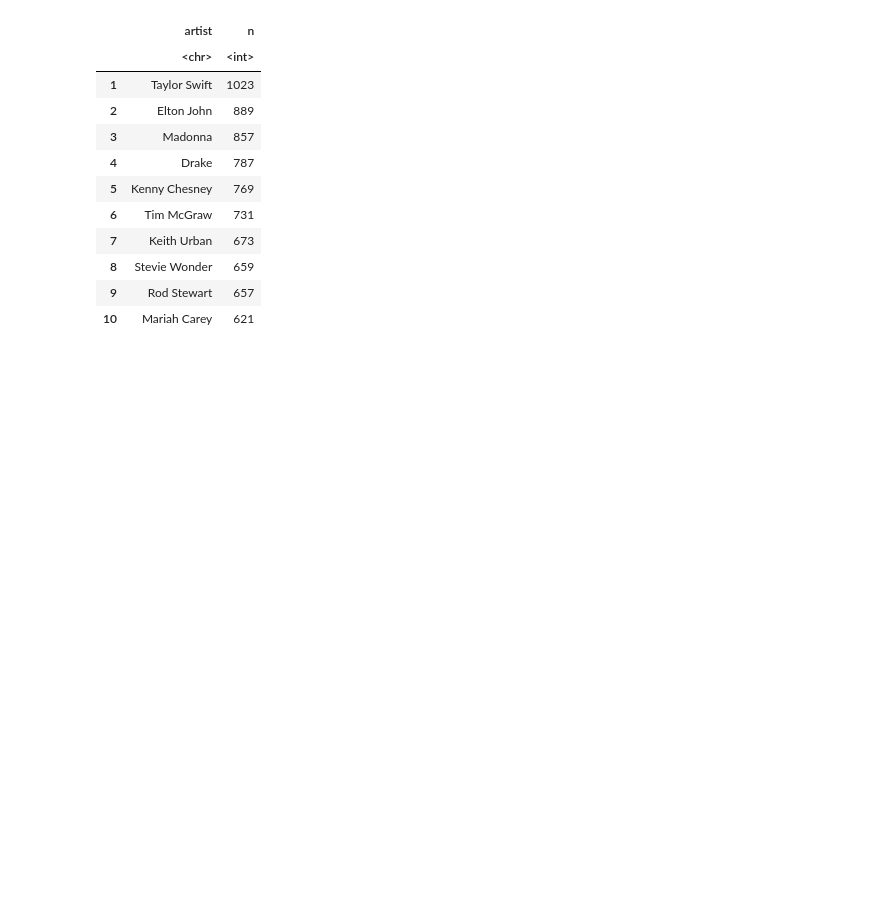
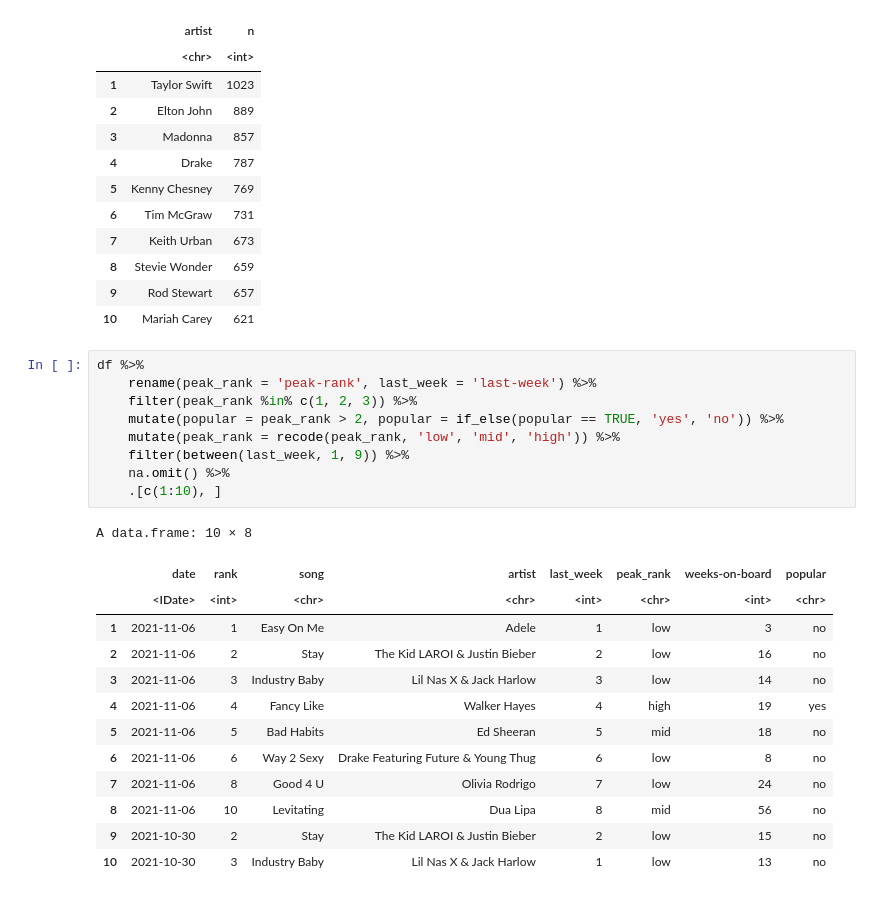
Before and after one commit to philBram/an_introduction_to_r, a Jupyter notebook: dplyr.ipynb, the cells around one changed output. Cells and saved outputs as stored; diff of their text form; blank space fills up the shorter version.

```diff
--- a/dplyr.ipynb
+++ b/dplyr.ipynb
@@ -157,3 +169,26 @@ A data.frame: 10 × 2
 | 8 | Stevie Wonder | 659 |
 | 9 | Rod Stewart | 657 |
 | 10 | Mariah Carey | 621 |
+# %%
+df %>%
+    rename(peak_rank = 'peak-rank', last_week = 'last-week') %>%
+    filter(peak_rank %in% c(1, 2, 3)) %>%
+    mutate(popular = peak_rank > 2, popular = if_else(popular == TRUE, 'yes', 'no')) %>%
+    mutate(peak_rank = recode(peak_rank, 'low', 'mid', 'high')) %>%
+    filter(between(last_week, 1, 9)) %>%
+    na.omit() %>%
+    .[c(1:10), ]
+# %% [output]
+A data.frame: 10 × 8
+|  | date | rank | song | artist | last_week | peak_rank | weeks-on-board | popular |
+|  | <IDate> | <int> | <chr> | <chr> | <int> | <chr> | <int> | <chr> |
+| 1 | 2021-11-06 | 1 | Easy On Me | Adele | 1 | low | 3 | no |
+| 2 | 2021-11-06 | 2 | Stay | The Kid LAROI & Justin Bieber | 2 | low | 16 | no |
+| 3 | 2021-11-06 | 3 | Industry Baby | Lil Nas X & Jack Harlow | 3 | low | 14 | no |
+| 4 | 2021-11-06 | 4 | Fancy Like | Walker Hayes | 4 | high | 19 | yes |
+| 5 | 2021-11-06 | 5 | Bad Habits | Ed Sheeran | 5 | mid | 18 | no |
+| 6 | 2021-11-06 | 6 | Way 2 Sexy | Drake Featuring Future & Young Thug | 6 | low | 8 | no |
+| 7 | 2021-11-06 | 8 | Good 4 U | Olivia Rodrigo | 7 | low | 24 | no |
+| 8 | 2021-11-06 | 10 | Levitating | Dua Lipa | 8 | mid | 56 | no |
+| 9 | 2021-10-30 | 2 | Stay | The Kid LAROI & Justin Bieber | 2 | low | 15 | no |
+| 10 | 2021-10-30 | 3 | Industry Baby | Lil Nas X & Jack Harlow | 1 | low | 13 | no |
```
Also changed, not shown: parts of 1 cell of this notebook, 1 other file.
